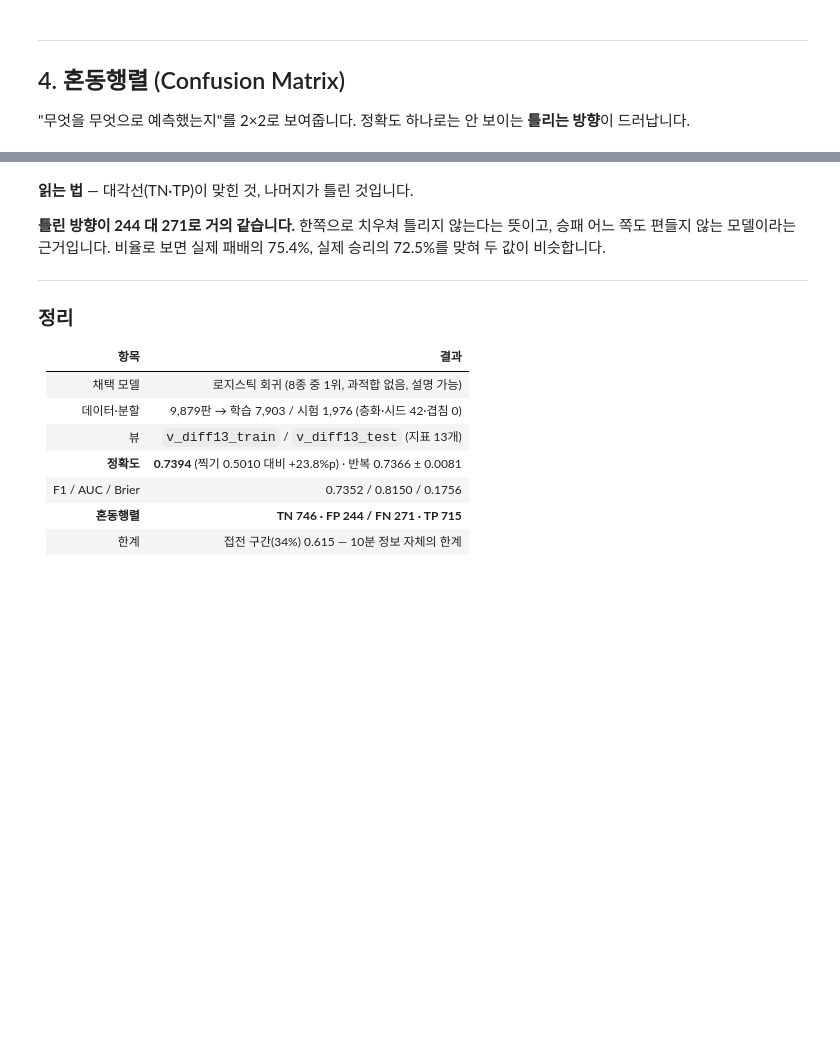
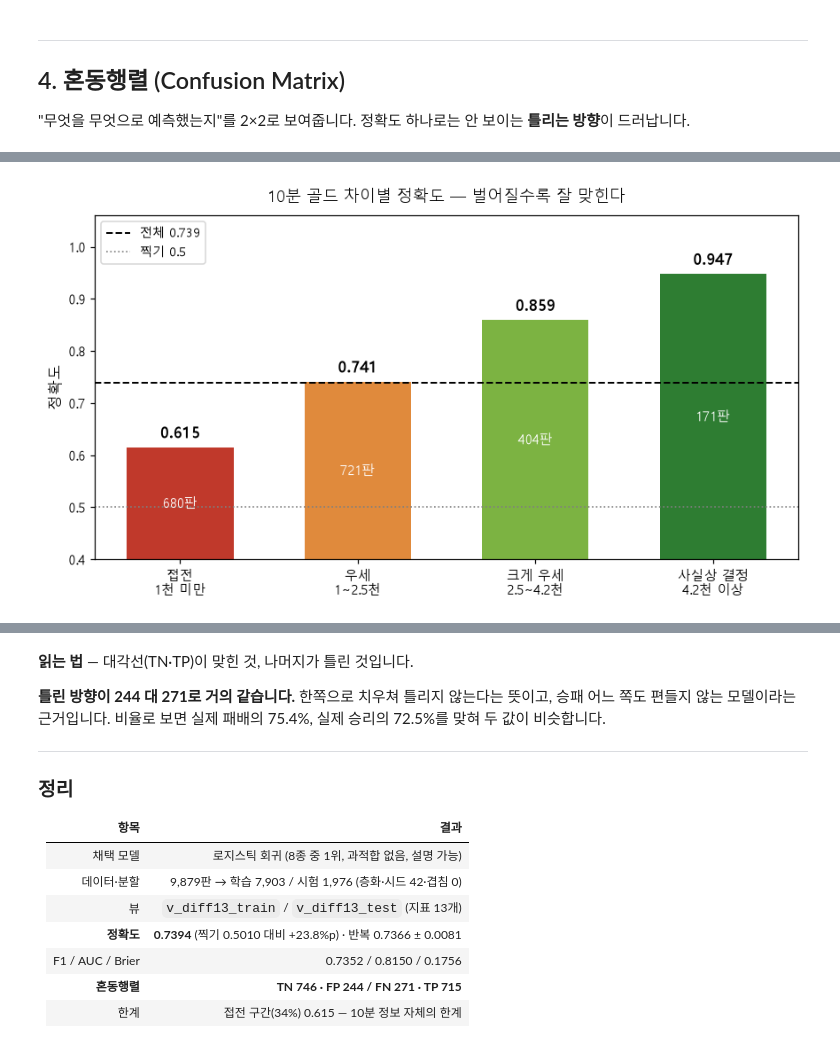
Before and after one commit to wpalswpa/project2608, a Jupyter notebook: reports/model_report.ipynb, the cells around one changed output, grey strips where cells are left out. Saved outputs shown, nothing was run; the diff lists cells and outputs as text; code cells hidden in the pictures; blank space fills up the shorter version.

```diff
--- a/reports/model_report.ipynb
+++ b/reports/model_report.ipynb
@@ -308,0 +296,19 @@ TP  715  이길 경기를 이기겠다고 맞힘
+# %%
+# ── 그림 3. 골드 차이 구간별 정확도 ───────────────────────────
+NL = chr(10)
+fig, ax = plt.subplots(figsize=(8, 4.5))
+ax.bar(range(len(seg)), seg["정확도"], color=["#c0392b", "#e08a3c", "#7cb342", "#2e7d32"], width=0.6)
+for i, (v, n) in enumerate(zip(seg["정확도"], seg["경기수"])):
+    ax.text(i, v + 0.018, f"{v:.3f}", ha="center", fontsize=12, fontweight="bold")
+    ax.text(i, 0.4 + (v - 0.4) / 2, f"{n}판", ha="center", va="center", fontsize=10, color="white")
+ax.axhline(acc, color="black", ls="--", lw=1.3, label=f"전체 {acc:.3f}")
+ax.axhline(0.5, color="gray", ls=":", lw=1.1, label="찍기 0.5")
+ax.set_xticks(range(len(seg)))
+ax.set_xticklabels(["접전" + NL + "1천 미만", "우세" + NL + "1~2.5천",
+                    "크게 우세" + NL + "2.5~4.2천", "사실상 결정" + NL + "4.2천 이상"], fontsize=10)
+ax.set_ylim(0.4, 1.06); ax.set_ylabel("정확도", fontsize=11)
+ax.set_title("10분 골드 차이별 정확도 — 벌어질수록 잘 맞힌다", fontsize=12, pad=10)
+ax.legend(loc="upper left", fontsize=9)
+fig.tight_layout(); plt.show()
+# %% [output]
+[figure, added]
```
Also changed, not shown: parts of 5 cells of this notebook.
